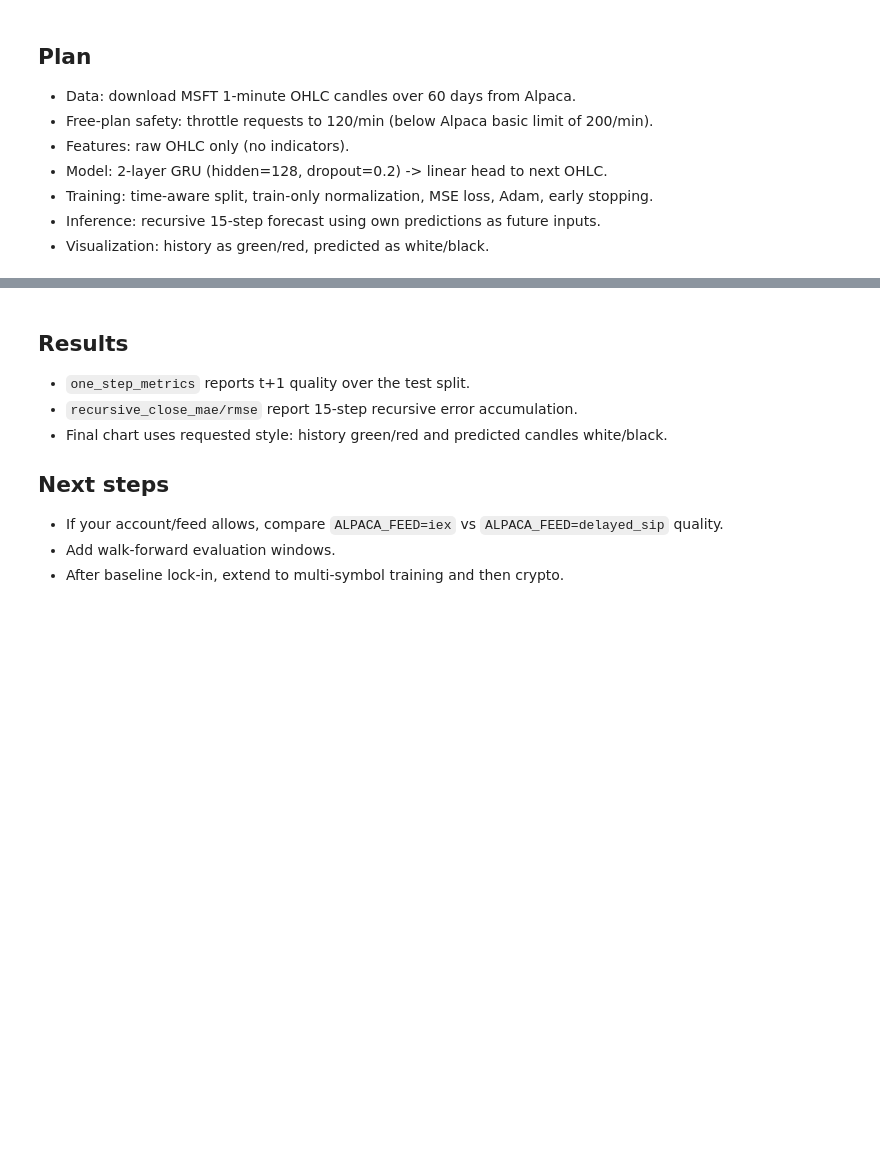
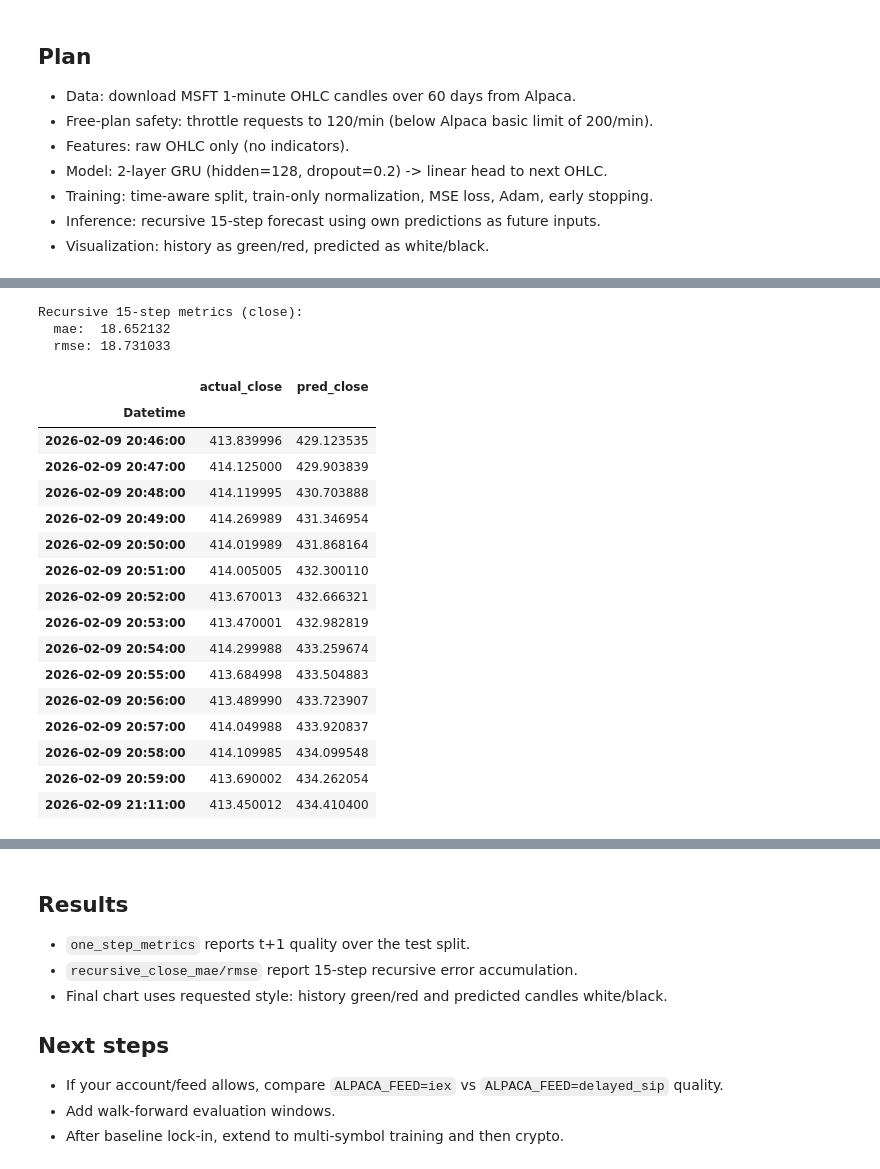
Before and after one commit to Arya-Sankhe/SDP-Technical, a Jupyter notebook: output/jupyter-notebook/msft-gru-1m-recursive-forecast.ipynb, the cells around one changed output, grey strips where cells are left out. Saved outputs shown, nothing was run; the diff lists cells and outputs as text; code cells hidden in the pictures; blank space fills up the shorter version.

```diff
--- a/output/jupyter-notebook/msft-gru-1m-recursive-forecast.ipynb
+++ b/output/jupyter-notebook/msft-gru-1m-recursive-forecast.ipynb
@@ -509,45 +543,75 @@ for k, v in one_step_metrics.items():
 # %%
 # Recursive 15-step forecast
+import numpy as np
+import pandas as pd
+import torch
+from torch import nn
+from sklearn.metrics import mean_absolute_error, root_mean_squared_error
+
 @torch.no_grad()
 def recursive_forecast(model: nn.Module, seed_window_scaled: np.ndarray, horizon: int) -> np.ndarray:
     model.eval()
     window = seed_window_scaled.copy()
     preds = []
 
     for _ in range(horizon):
-        x = torch.from_numpy(window).float().unsqueeze(0).to(DEVICE)
-        next_step = model(x).cpu().numpy()[0]
+        x = torch.from_numpy(window).float().unsqueeze(0).to(DEVICE)  # (1, WINDOW, n_features)
+        next_step = model(x).cpu().numpy()[0]                         # (n_features,)
         preds.append(next_step)
         window = np.vstack([window[1:], next_step])
 
     return np.asarray(preds, dtype=np.float32)
 
 
 anchor_end = len(raw_df) - HORIZON - 1
 if anchor_end - WINDOW + 1 < 0:
-    raise RuntimeError('Not enough rows for recursive seed window.')
+    raise RuntimeError("Not enough rows for recursive seed window.")
 
 seed_scaled = scaled_values[anchor_end - WINDOW + 1 : anchor_end + 1]
 recursive_scaled = recursive_forecast(model, seed_scaled, HORIZON)
 recursive_pred = inverse_scale(recursive_scaled, train_mean, train_std)
 
 future_actual = raw_values[anchor_end + 1 : anchor_end + 1 + HORIZON]
 future_index = raw_df.index[anchor_end + 1 : anchor_end + 1 + HORIZON]
 
 pred_future_df = pd.DataFrame(recursive_pred, index=future_index, columns=FEATURES)
 actual_future_df = pd.DataFrame(future_actual, index=future_index, columns=FEATURES)
 
-recursive_close_mae = mean_absolute_error(actual_future_df['Close'], pred_future_df['Close'])
-recursive_close_rmse = mean_squared_error(actual_future_df['Close'], pred_future_df['Close'], squared=False)
+recursive_close_mae = mean_absolute_error(actual_future_df["Close"], pred_future_df["Close"])
+recursive_close_rmse = root_mean_squared_error(actual_future_df["Close"], pred_future_df["Close"])
 
-print('Recursive 15-step metrics (close):')
-print(f'  mae:  {recursive_close_mae:.6f}')
-print(f'  rmse: {recursive_close_rmse:.6f}')
+print("Recursive 15-step metrics (close):")
+print(f"  mae:  {recursive_close_mae:.6f}")
+print(f"  rmse: {recursive_close_rmse:.6f}")
 
-display(pd.concat({
-    'actual_close': actual_future_df['Close'],
-    'pred_close': pred_future_df['Close'],
-}, axis=1))
+display(pd.concat(
+    {
+        "actual_close": actual_future_df["Close"],
+        "pred_close": pred_future_df["Close"],
+    },
+    axis=1,
+))
+# %% [output]
+Recursive 15-step metrics (close):
+  mae:  18.652132
+  rmse: 18.731033
+|  | actual_close | pred_close |
+| Datetime |  |  |
+| 2026-02-09 20:46:00 | 413.839996 | 429.123535 |
+| 2026-02-09 20:47:00 | 414.125000 | 429.903839 |
+| 2026-02-09 20:48:00 | 414.119995 | 430.703888 |
+| 2026-02-09 20:49:00 | 414.269989 | 431.346954 |
+| 2026-02-09 20:50:00 | 414.019989 | 431.868164 |
+| 2026-02-09 20:51:00 | 414.005005 | 432.300110 |
+| 2026-02-09 20:52:00 | 413.670013 | 432.666321 |
+| 2026-02-09 20:53:00 | 413.470001 | 432.982819 |
+| 2026-02-09 20:54:00 | 414.299988 | 433.259674 |
+| 2026-02-09 20:55:00 | 413.684998 | 433.504883 |
+| 2026-02-09 20:56:00 | 413.489990 | 433.723907 |
+| 2026-02-09 20:57:00 | 414.049988 | 433.920837 |
+| 2026-02-09 20:58:00 | 414.109985 | 434.099548 |
+| 2026-02-09 20:59:00 | 413.690002 | 434.262054 |
+| 2026-02-09 21:11:00 | 413.450012 | 434.410400 |
 # %%
 # Candlestick rendering with requested color mapping
 # - History: green (bullish) / red (bearish)
```
Also changed, not shown: parts of 6 cells of this notebook.
